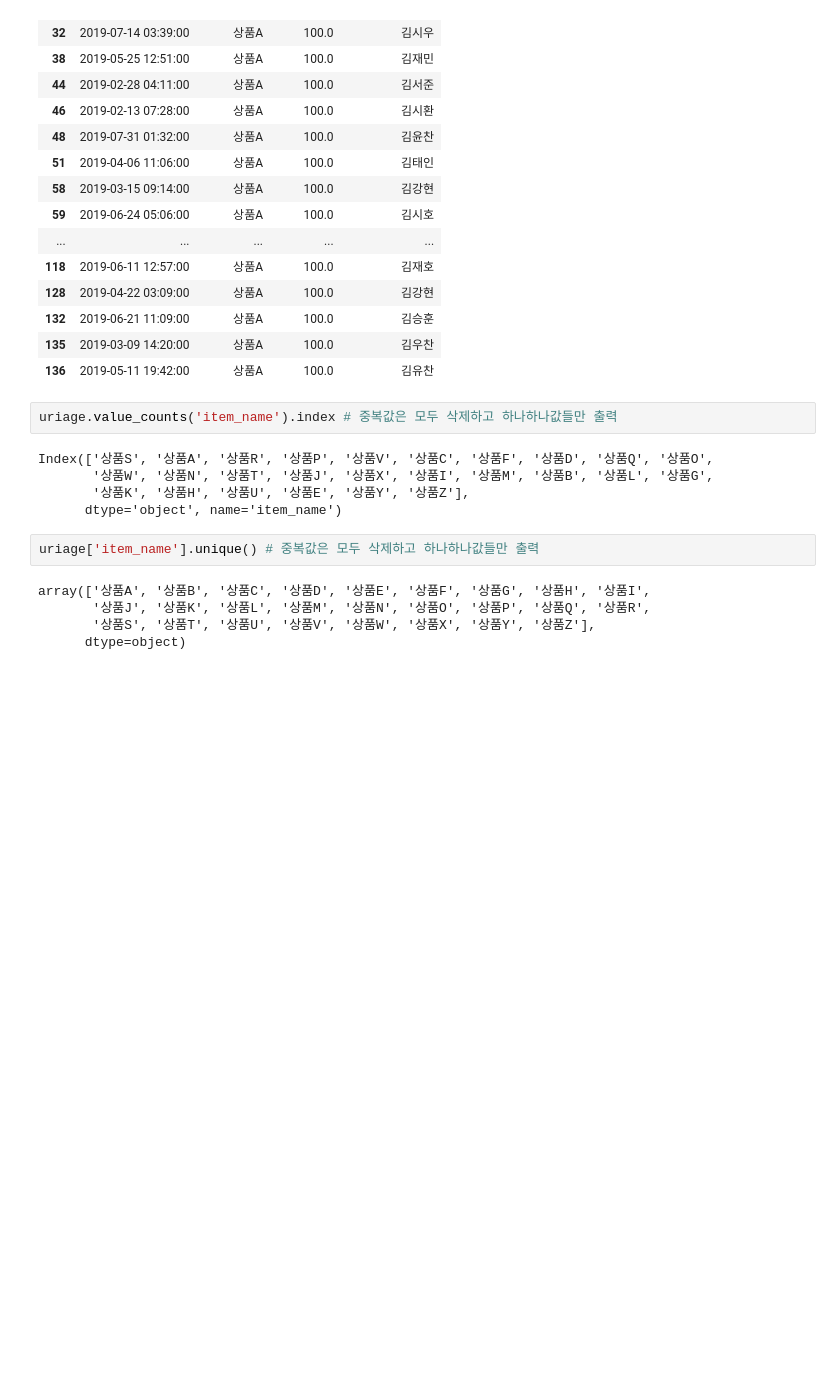
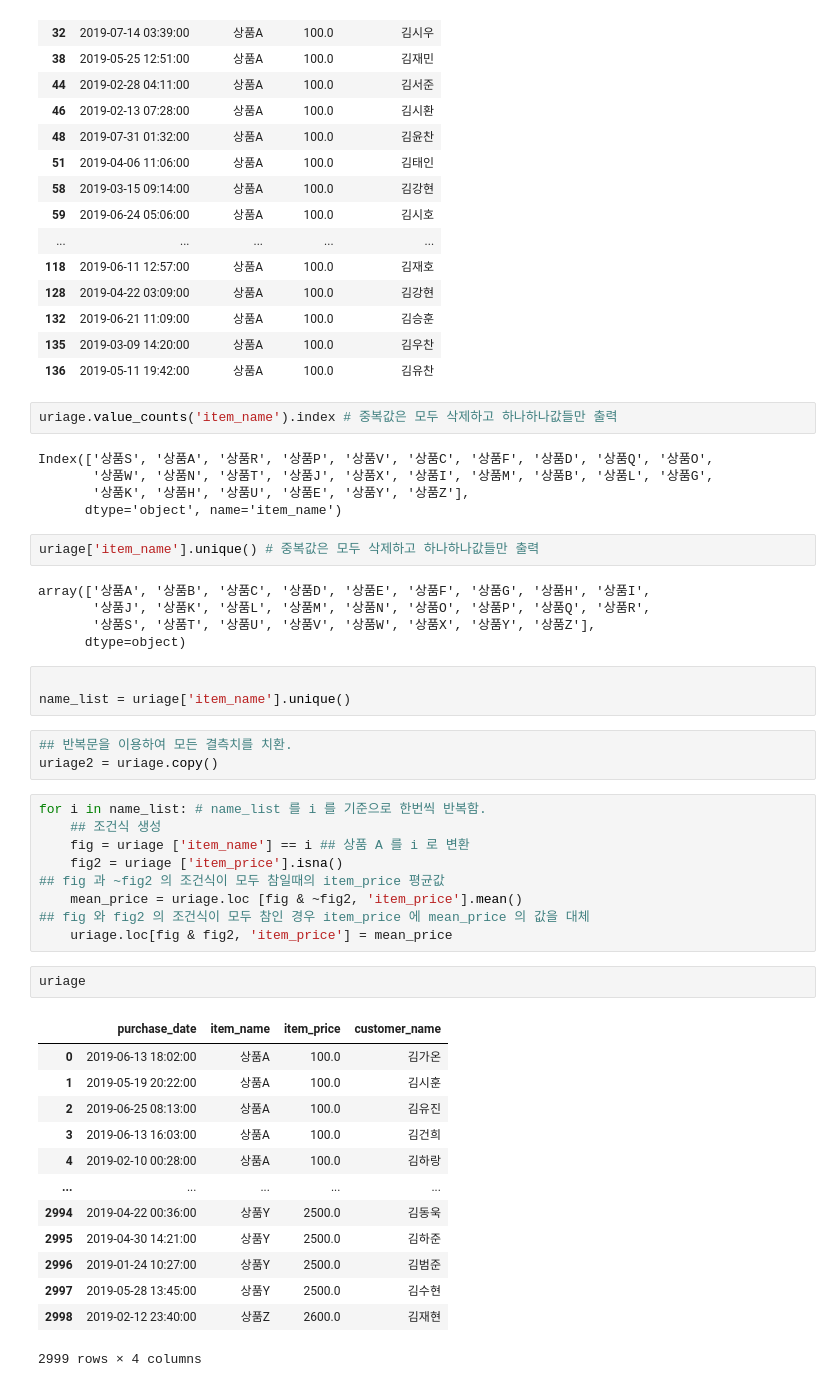
Before and after one commit to iankim66/phyton, a Jupyter notebook: 230128/07_uriage.ipynb, the cells around one changed output. Saved outputs shown, nothing was run; the diff lists cells and outputs as text; blank space fills up the shorter version.

```diff
--- a/230128/07_uriage.ipynb
+++ b/230128/07_uriage.ipynb
@@ -315,3 +315,34 @@ array(['상품A', '상품B', '상품C', '상품D', '상품E', '상품F', '상품
        '상품J', '상품K', '상품L', '상품M', '상품N', '상품O', '상품P', '상품Q', '상품R',
        '상품S', '상품T', '상품U', '상품V', '상품W', '상품X', '상품Y', '상품Z'],
       dtype=object)
+# %%
+
+name_list = uriage['item_name'].unique()
+# %%
+## 반복문을 이용하여 모든 결측치를 치환.
+uriage2 = uriage.copy()
+# %%
+for i in name_list: # name_list 를 i 를 기준으로 한번씩 반복함.
+    ## 조건식 생성
+    fig = uriage ['item_name'] == i ## 상품 A 를 i 로 변환
+    fig2 = uriage ['item_price'].isna()
+## fig 과 ~fig2 의 조건식이 모두 참일때의 item_price 평균값
+    mean_price = uriage.loc [fig & ~fig2, 'item_price'].mean()
+## fig 와 fig2 의 조건식이 모두 참인 경우 item_price 에 mean_price 의 값을 대체
+    uriage.loc[fig & fig2, 'item_price'] = mean_price
+# %%
+uriage
+# %% [output]
+|  | purchase_date | item_name | item_price | customer_name |
+| 0 | 2019-06-13 18:02:00 | 상품A | 100.0 | 김가온 |
+| 1 | 2019-05-19 20:22:00 | 상품A | 100.0 | 김시훈 |
+| 2 | 2019-06-25 08:13:00 | 상품A | 100.0 | 김유진 |
+| 3 | 2019-06-13 16:03:00 | 상품A | 100.0 | 김건희 |
+| 4 | 2019-02-10 00:28:00 | 상품A | 100.0 | 김하랑 |
+| ... | ... | ... | ... | ... |
+| 2994 | 2019-04-22 00:36:00 | 상품Y | 2500.0 | 김동욱 |
+| 2995 | 2019-04-30 14:21:00 | 상품Y | 2500.0 | 김하준 |
+| 2996 | 2019-01-24 10:27:00 | 상품Y | 2500.0 | 김범준 |
+| 2997 | 2019-05-28 13:45:00 | 상품Y | 2500.0 | 김수현 |
+| 2998 | 2019-02-12 23:40:00 | 상품Z | 2600.0 | 김재현 |
+2999 rows × 4 columns
```
Also changed, not shown: parts of 6 cells of this notebook, 1 other file.
